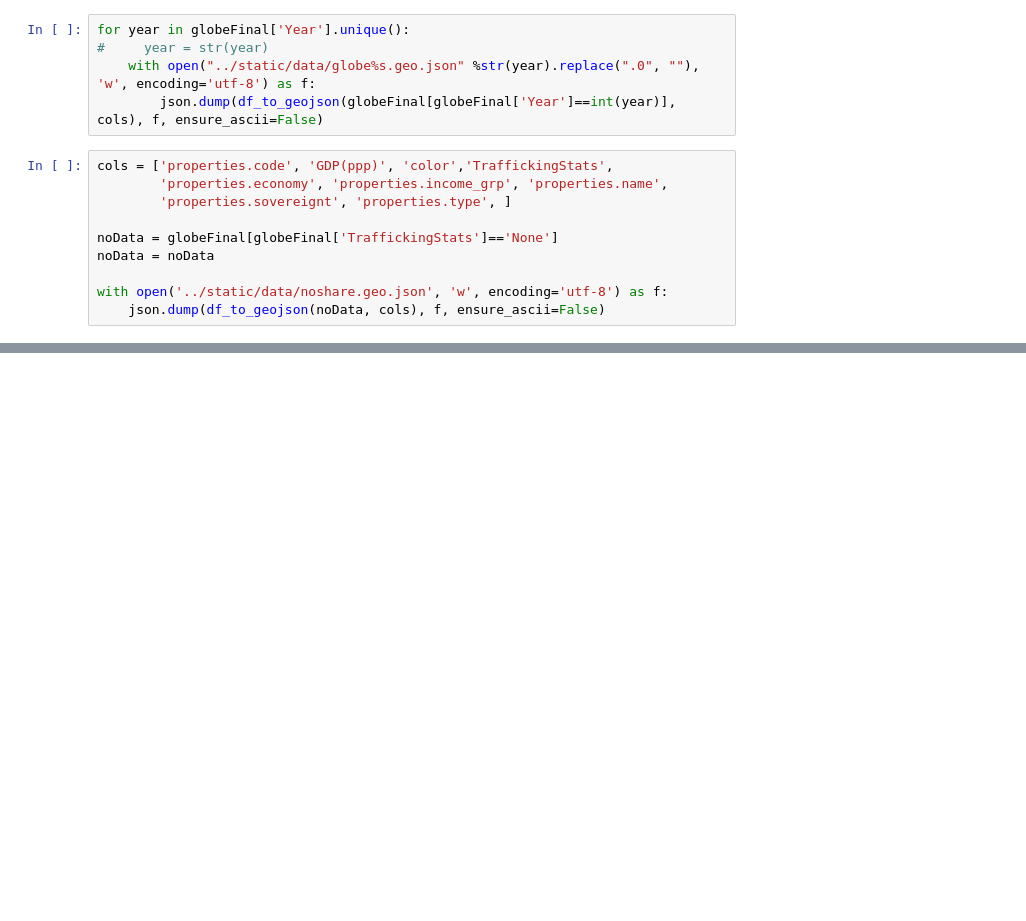
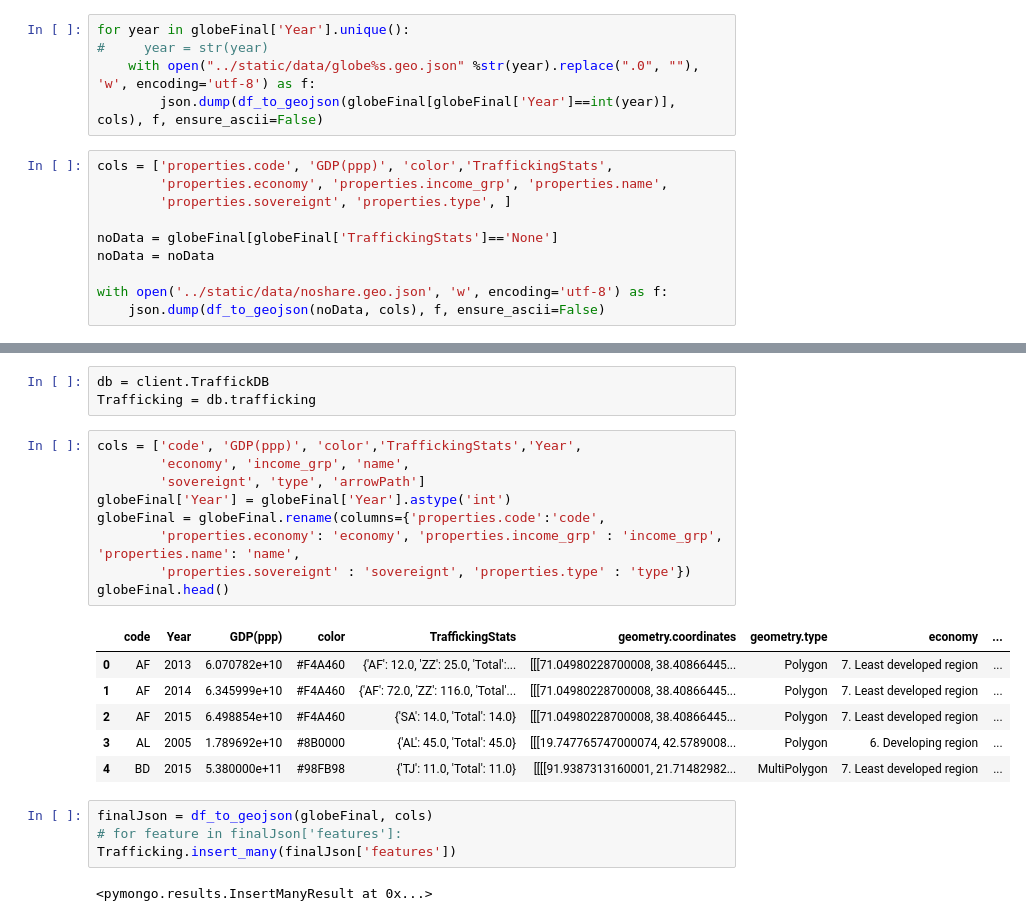
Before and after one commit to benieevelyne/Project2_Neurath, a Jupyter notebook: DataSets/TraffickingGeoData.ipynb, the cells around one changed output, grey strips where cells are left out. Drawn from its saved outputs; the diff is of its cells as text; blank space fills up the shorter version.

```diff
--- a/DataSets/TraffickingGeoData.ipynb
+++ b/DataSets/TraffickingGeoData.ipynb
@@ -410,0 +418,25 @@ with open('../static/data/noshare.geo.json', 'w', encoding='utf-8') as f:
+# %%
+db = client.TraffickDB
+Trafficking = db.trafficking
+# %%
+cols = ['code', 'GDP(ppp)', 'color','TraffickingStats','Year',
+        'economy', 'income_grp', 'name',
+        'sovereignt', 'type', 'arrowPath']
+globeFinal['Year'] = globeFinal['Year'].astype('int')
+globeFinal = globeFinal.rename(columns={'properties.code':'code',
+        'properties.economy': 'economy', 'properties.income_grp' : 'income_grp', 'properties.name': 'name',
+        'properties.sovereignt' : 'sovereignt', 'properties.type' : 'type'})
+globeFinal.head()
+# %% [output]
+|  | code | Year | GDP(ppp) | color | TraffickingStats | geometry.coordinates | geometry.type | economy | ... |
+| 0 | AF | 2013 | 6.070782e+10 | #F4A460 | {'AF': 12.0, 'ZZ': 25.0, 'Total':... | [[[71.04980228700008, 38.40866445... | Polygon | 7. Least developed region | ... |
+| 1 | AF | 2014 | 6.345999e+10 | #F4A460 | {'AF': 72.0, 'ZZ': 116.0, 'Total'... | [[[71.04980228700008, 38.40866445... | Polygon | 7. Least developed region | ... |
+| 2 | AF | 2015 | 6.498854e+10 | #F4A460 | {'SA': 14.0, 'Total': 14.0} | [[[71.04980228700008, 38.40866445... | Polygon | 7. Least developed region | ... |
+| 3 | AL | 2005 | 1.789692e+10 | #8B0000 | {'AL': 45.0, 'Total': 45.0} | [[[19.747765747000074, 42.5789008... | Polygon | 6. Developing region | ... |
+| 4 | BD | 2015 | 5.380000e+11 | #98FB98 | {'TJ': 11.0, 'Total': 11.0} | [[[[91.9387313160001, 21.71482982... | MultiPolygon | 7. Least developed region | ... |
+# %%
+finalJson = df_to_geojson(globeFinal, cols)
+# for feature in finalJson['features']:
+Trafficking.insert_many(finalJson['features'])
+# %% [output]
+<pymongo.results.InsertManyResult at 0x...>
```
Also changed, not shown: parts of 7 cells of this notebook, 22 other files.
